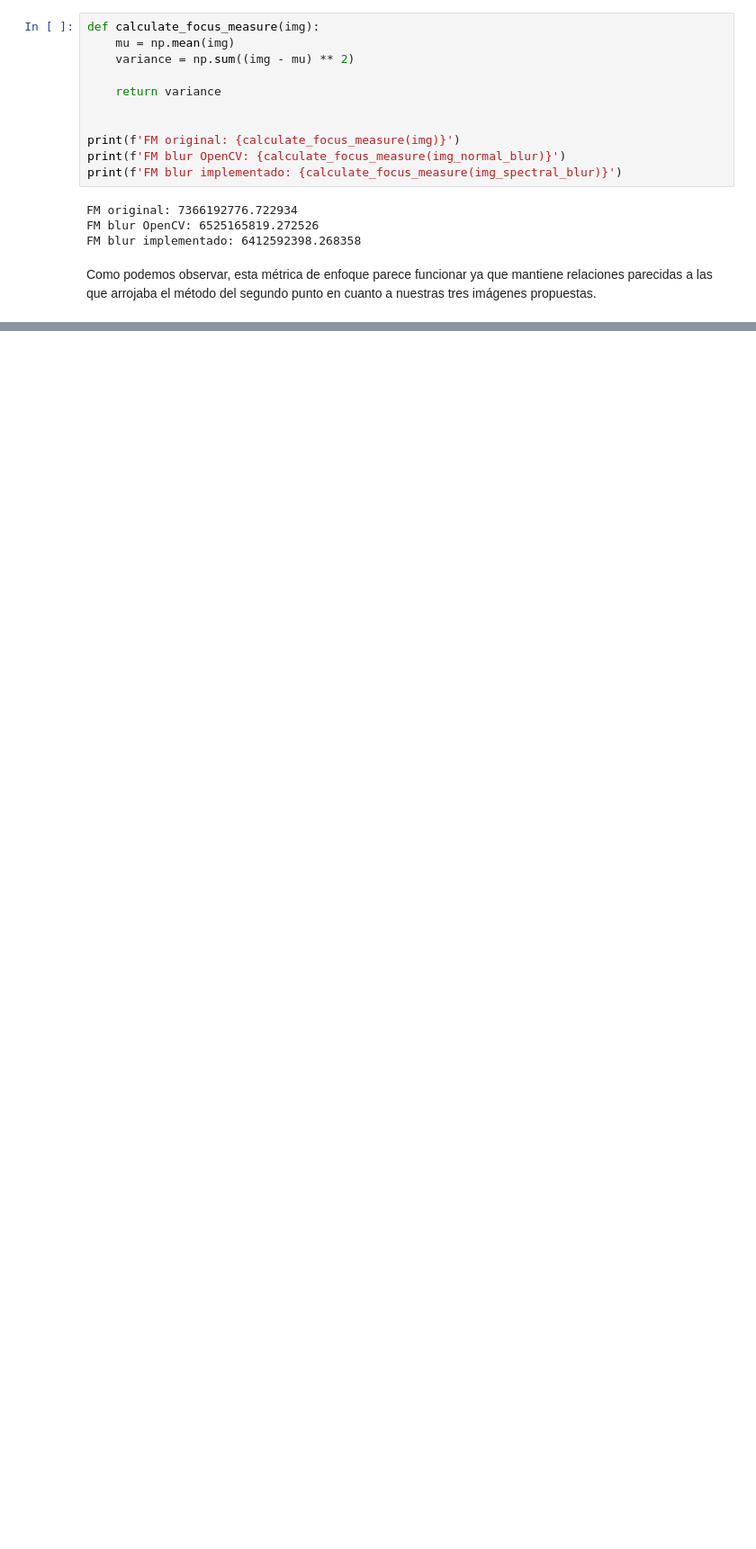
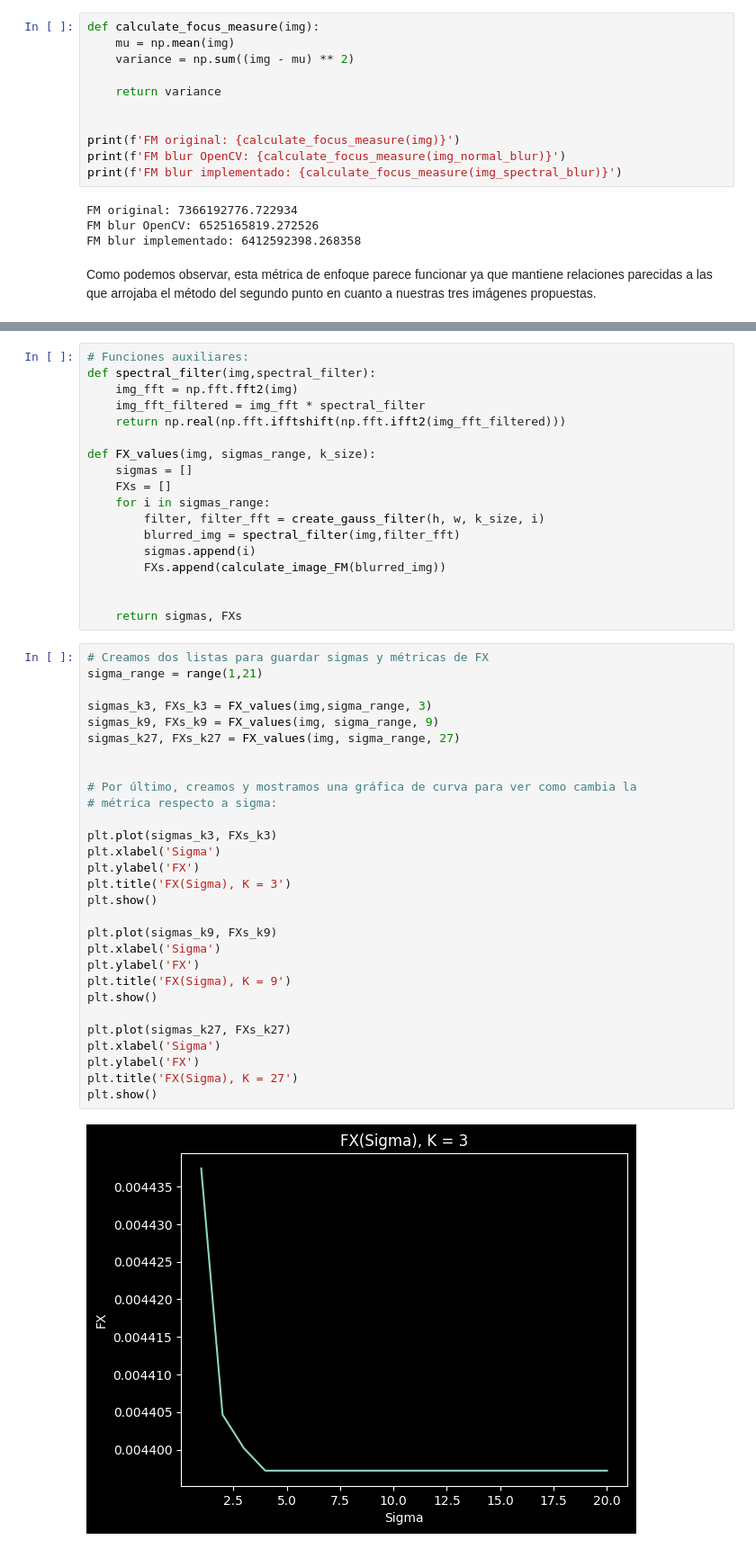
Before and after one commit to Muscian/VpC_1, a Jupyter notebook: Material_TPs/TP2/TP2_resuelto.ipynb, the cells around one changed output, grey strips where cells are left out. Shown at 90% size. Drawn from its saved outputs; the diff is of its cells as text; blank space fills up the shorter version.

```diff
--- a/Material_TPs/TP2/TP2_resuelto.ipynb
+++ b/Material_TPs/TP2/TP2_resuelto.ipynb
@@ -182,0 +190,49 @@ Como podemos observar, esta métrica de enfoque parece funcionar ya que mantiene
+# %%
+# Funciones auxiliares:
+def spectral_filter(img,spectral_filter):
+    img_fft = np.fft.fft2(img)
+    img_fft_filtered = img_fft * spectral_filter
+    return np.real(np.fft.ifftshift(np.fft.ifft2(img_fft_filtered)))
+
+def FX_values(img, sigmas_range, k_size):
+    sigmas = []
+    FXs = []
+    for i in sigmas_range:
+        filter, filter_fft = create_gauss_filter(h, w, k_size, i)
+        blurred_img = spectral_filter(img,filter_fft)
+        sigmas.append(i)
+        FXs.append(calculate_image_FM(blurred_img))
+
+
+    return sigmas, FXs
+# %%
+# Creamos dos listas para guardar sigmas y métricas de FX
+sigma_range = range(1,21)
+
+sigmas_k3, FXs_k3 = FX_values(img,sigma_range, 3)
+sigmas_k9, FXs_k9 = FX_values(img, sigma_range, 9)
+sigmas_k27, FXs_k27 = FX_values(img, sigma_range, 27)
+
+
+# Por último, creamos y mostramos una gráfica de curva para ver como cambia la
+# métrica respecto a sigma:
+
+plt.plot(sigmas_k3, FXs_k3)
+plt.xlabel('Sigma')
+plt.ylabel('FX')
+plt.title('FX(Sigma), K = 3')
+plt.show()
+
+plt.plot(sigmas_k9, FXs_k9)
+plt.xlabel('Sigma')
+plt.ylabel('FX')
+plt.title('FX(Sigma), K = 9')
+plt.show()
+
+plt.plot(sigmas_k27, FXs_k27)
+plt.xlabel('Sigma')
+plt.ylabel('FX')
+plt.title('FX(Sigma), K = 27')
+plt.show()
+# %% [output]
+[figure, added]
```
Also changed, not shown: parts of 4 cells of this notebook, 1 other file.
